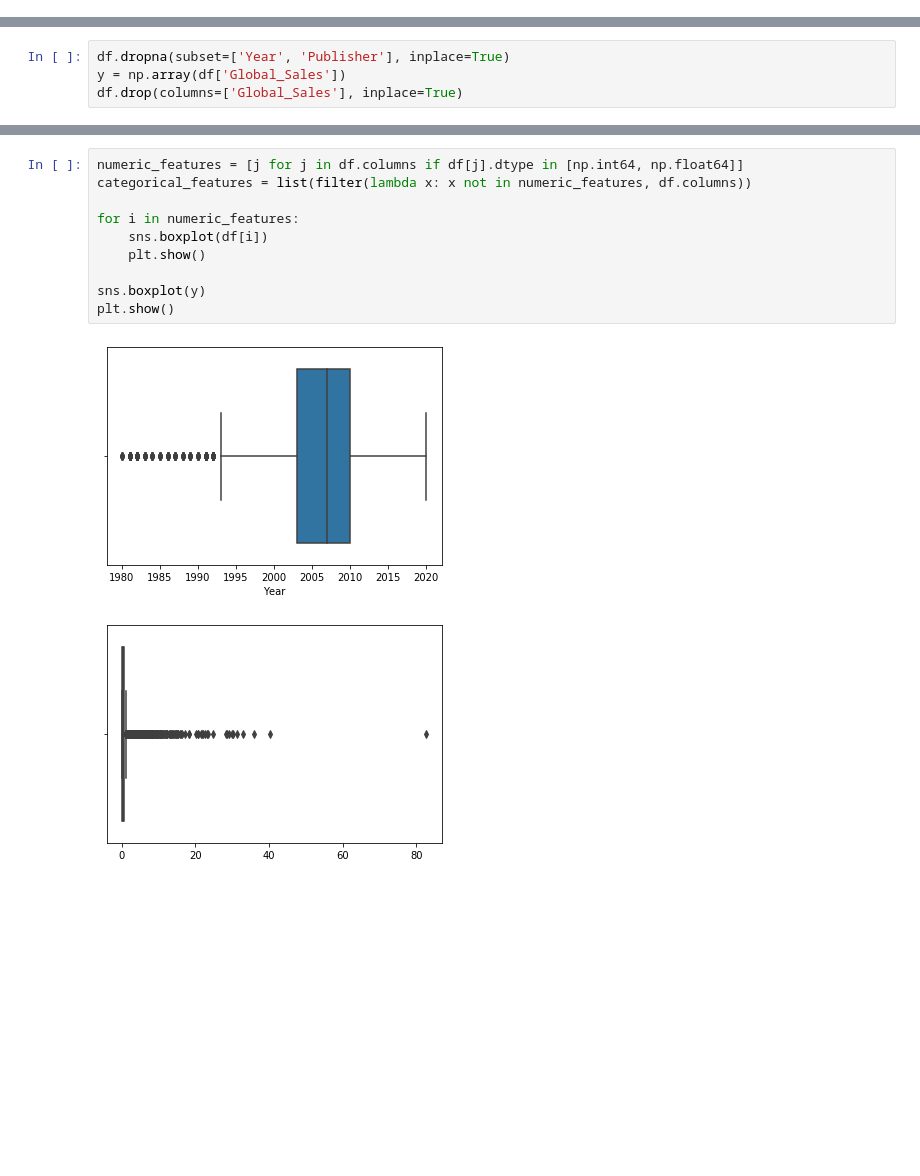
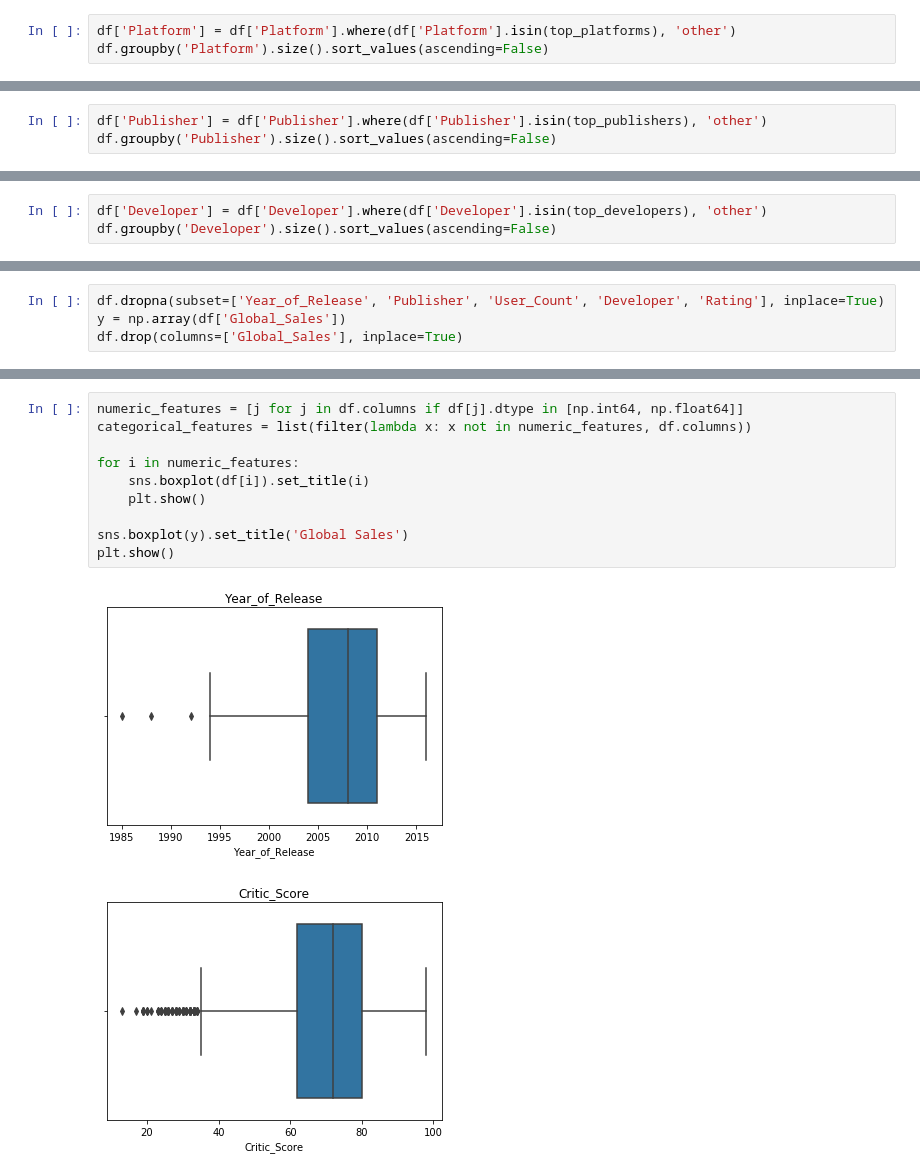
Before and after one commit to RageJohnny/algo_seminararbeit, a Jupyter notebook: support_vector_machines.ipynb, the cells around one changed output, grey strips where cells are left out. Cells and saved outputs as stored; diff of their text form; blank space fills up the shorter version.

```diff
--- a/support_vector_machines.ipynb
+++ b/support_vector_machines.ipynb
@@ -80,0 +191,3 @@ df.describe().transpose()
+# %%
+df['Platform'] = df['Platform'].where(df['Platform'].isin(top_platforms), 'other')
+df.groupby('Platform').size().sort_values(ascending=False)
@@ -80,0 +208,3 @@ df.describe().transpose()
+# %%
+df['Publisher'] = df['Publisher'].where(df['Publisher'].isin(top_publishers), 'other')
+df.groupby('Publisher').size().sort_values(ascending=False)
@@ -80,0 +225,3 @@ df.describe().transpose()
+# %%
+df['Developer'] = df['Developer'].where(df['Developer'].isin(top_developers), 'other')
+df.groupby('Developer').size().sort_values(ascending=False)
@@ -90,4 +280,4 @@ dtype: float64
 # %%
-df.dropna(subset=['Year', 'Publisher'], inplace=True)
+df.dropna(subset=['Year_of_Release', 'Publisher', 'User_Count', 'Developer', 'Rating'], inplace=True)
 y = np.array(df['Global_Sales'])
 df.drop(columns=['Global_Sales'], inplace=True)
@@ -94,13 +308,13 @@ df.drop(columns=['Global_Sales'], inplace=True)
 # %%
 numeric_features = [j for j in df.columns if df[j].dtype in [np.int64, np.float64]]
 categorical_features = list(filter(lambda x: x not in numeric_features, df.columns))
 
 for i in numeric_features:
-    sns.boxplot(df[i])
+    sns.boxplot(df[i]).set_title(i)
     plt.show()
 
-sns.boxplot(y)
+sns.boxplot(y).set_title('Global Sales')
 plt.show()
 # %% [output]
-[figure, old version]
+[figure, new version]
-[figure, old version]
+[figure, new version]
```
Also changed, not shown: parts of 45 cells of this notebook.
